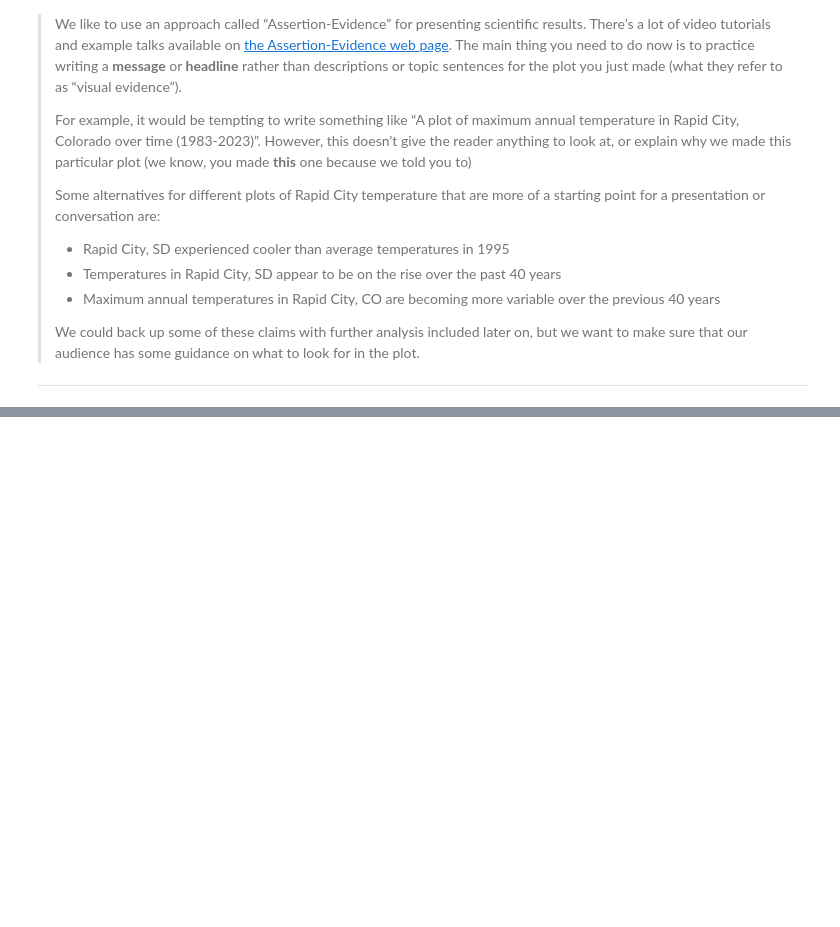
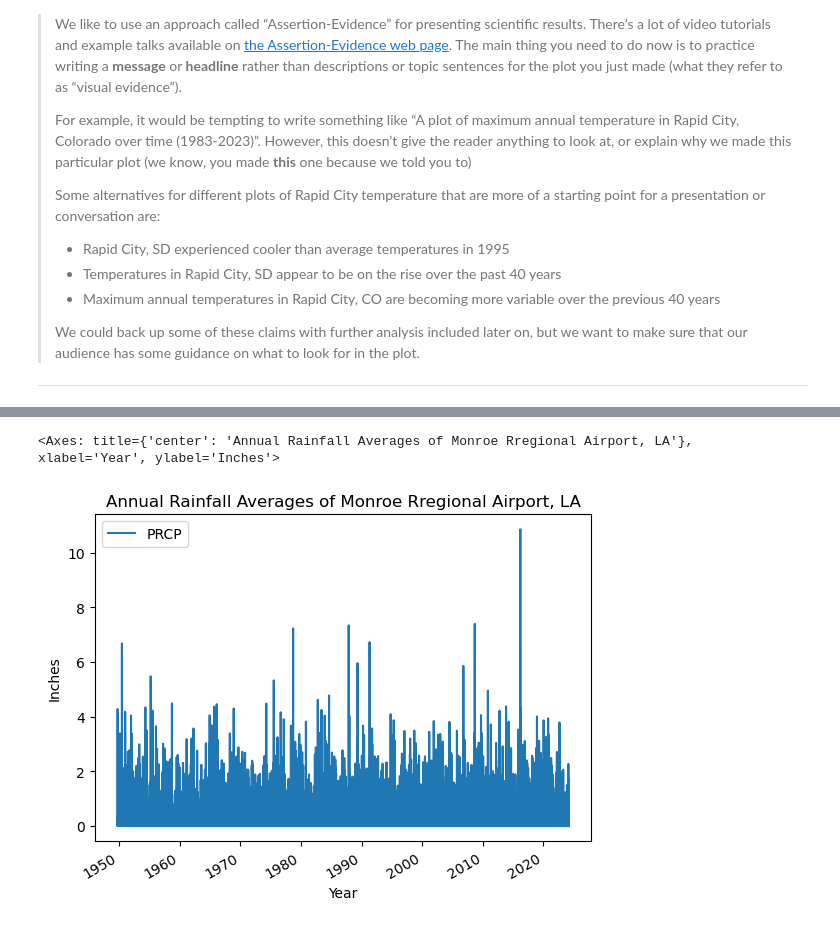
Before and after one commit to cu-esiil-edu/stars-01-get-started-ESchultz2024, a Jupyter notebook: get-started-with-open-reproducible-science.ipynb, the cells around one changed output, grey strips where cells are left out. Cells and saved outputs as stored; diff of their text form; code cells hidden in the pictures; blank space fills up the shorter version.

```diff
--- a/get-started-with-open-reproducible-science.ipynb
+++ b/get-started-with-open-reproducible-science.ipynb
@@ -791,0 +850,10 @@ You can use it as a starting point for writing your portfolio post!
+# %%
+# Plot the data using .plot
+mra_df.plot(
+    y='PRCP',
+    title='Annual Rainfall Averages of Monroe Rregional Airport, LA',
+    xlabel='Year',
+    ylabel='Inches')
+# %% [output]
+<Axes: title={'center': 'Annual Rainfall Averages of Monroe Rregional Airport, LA'}, xlabel='Year', ylabel='Inches'>
+[figure, added]
```
Also changed, not shown: parts of 10 cells of this notebook, 5 other files.
